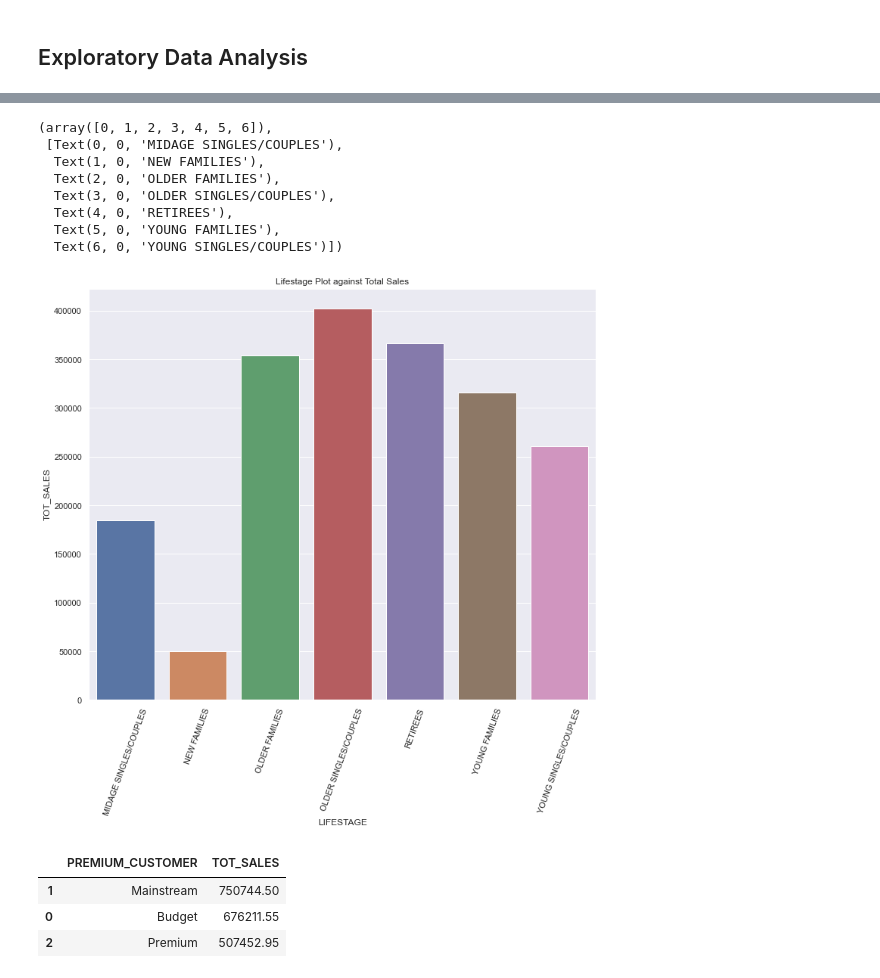
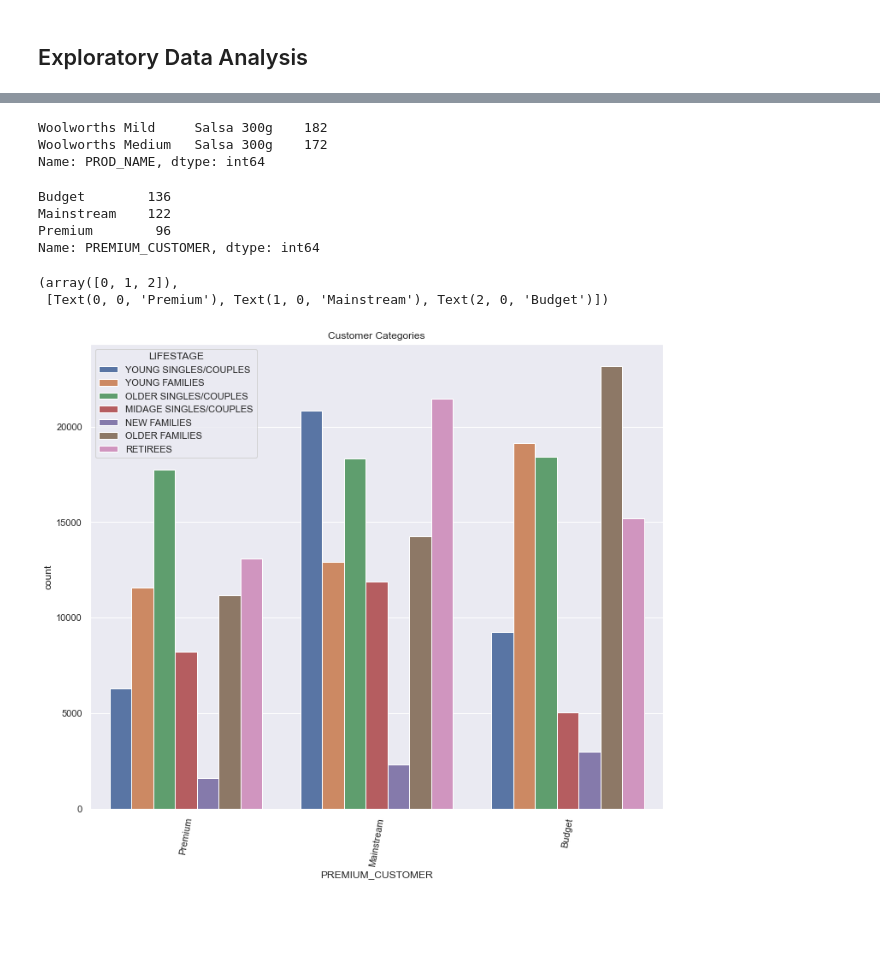
Before and after one commit to CHRISTINEMUTHEE/Quantium-Analysis, a Jupyter notebook: notebooks/data_cleaning.ipynb, the cells around one changed output, grey strips where cells are left out. Drawn from its saved outputs; the diff is of its cells as text; code cells hidden in the pictures; blank space fills up the shorter version.

Commit message:
exploratory data analysis conclusion

```diff
--- a/notebooks/data_cleaning.ipynb
+++ b/notebooks/data_cleaning.ipynb
@@ -374,24 +458,25 @@ df_lifestage.sort_values(by="TOT_SALES",ascending=False)
+# %%
+# The count of product name with minimum sales
+Minimum_sales["PROD_NAME"].value_counts()
+# %% [output]
+Woolworths Mild     Salsa 300g    182
+Woolworths Medium   Salsa 300g    172
+Name: PROD_NAME, dtype: int64
+# %%
+# Type of customers with the least sales
+Minimum_sales["PREMIUM_CUSTOMER"].value_counts()
+# %% [output]
+Budget        136
+Mainstream    122
+Premium        96
+Name: PREMIUM_CUSTOMER, dtype: int64
 # %%
-# A plot of the same
+# Which categories of customers do life stages belong
 fig, ax = plt.subplots(figsize=(12,10))
-sns.barplot(x="LIFESTAGE",y="TOT_SALES",data=df_lifestage,ax=ax,order=df_lifestage["LIFESTAGE"])
-plt.title("Lifestage Plot against Total Sales")
-plt.xticks(rotation=70)
+sns.countplot(x="PREMIUM_CUSTOMER",hue="LIFESTAGE",data=df_all,ax=ax)
+plt.title("Customer Categories")
+plt.xticks(rotation=80)
 # %% [output]
-(array([0, 1, 2, 3, 4, 5, 6]),
- [Text(0, 0, 'MIDAGE SINGLES/COUPLES'),
-  Text(1, 0, 'NEW FAMILIES'),
-  Text(2, 0, 'OLDER FAMILIES'),
-  Text(3, 0, 'OLDER SINGLES/COUPLES'),
-  Text(4, 0, 'RETIREES'),
-  Text(5, 0, 'YOUNG FAMILIES'),
-  Text(6, 0, 'YOUNG SINGLES/COUPLES')])
+(array([0, 1, 2]),
+ [Text(0, 0, 'Premium'), Text(1, 0, 'Mainstream'), Text(2, 0, 'Budget')])
-[figure, old version]
+[figure, new version]
-# %%
-df_customer=df_all.groupby(["PREMIUM_CUSTOMER"])['TOT_SALES'].sum().reset_index()
-df_customer.sort_values(by="TOT_SALES",ascending=False)
-# %% [output]
-|  | PREMIUM_CUSTOMER | TOT_SALES |
-| 1 | Mainstream | 750744.50 |
-| 0 | Budget | 676211.55 |
-| 2 | Premium | 507452.95 |
```
Also changed, not shown: parts of 26 cells of this notebook.
